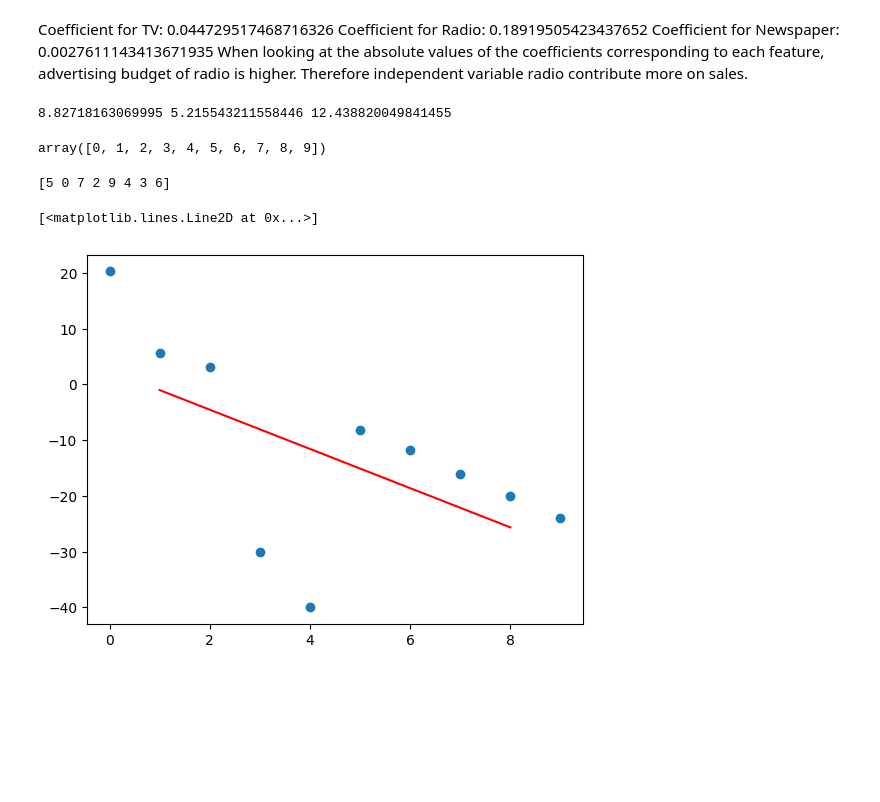
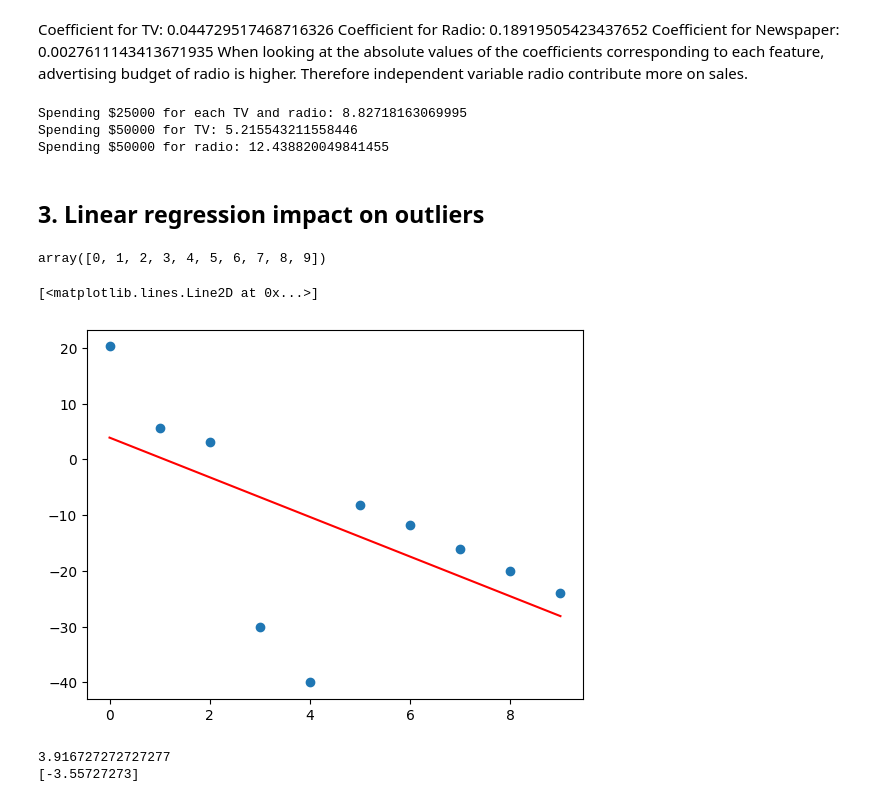
Before and after one commit to KavinduKariyawasam/Linear-models-for-regression, a Jupyter notebook: Assignment_01_.ipynb, the cells around one changed output. Cells and saved outputs as stored; diff of their text form; code cells hidden in the pictures; blank space fills up the shorter version.

```diff
--- a/Assignment_01_.ipynb
+++ b/Assignment_01_.ipynb
@@ -257,9 +282,13 @@ data = pd.DataFrame({
 })
 # %%
 y_pred = model.predict(data)
-print(y_pred[0],y_pred[1],y_pred[2])
-
-#spending $50000 for advertising on radio is better
+print('Spending $25000 for each TV and radio:',y_pred[0])
+print('Spending $50000 for TV:',y_pred[1])
+print('Spending $50000 for radio:',y_pred[2])
 # %% [output]
-8.82718163069995 5.215543211558446 12.438820049841455
+Spending $25000 for each TV and radio: 8.82718163069995
+Spending $50000 for TV: 5.215543211558446
+Spending $50000 for radio: 12.438820049841455
+# %% [markdown]
+## 3. Linear regression impact on outliers
 # %%
@@ -276,28 +298,20 @@ yi = np.array([20.26, 5.61, 3.14, -30.00, -40.00, -8.13, -11.73, -16.08, -19.95,
 xi
 # %% [output]
 array([0, 1, 2, 3, 4, 5, 6, 7, 8, 9])
-# %%
-plt.scatter(xi, yi, label='Data Points')
-x_train, x_test, y_train, y_test = train_test_split(xi,yi, test_size=0.2, random_state = 42)
-print(x_train)
-regressor = LinearRegression()
-regressor.fit(x_train.reshape(-1, 1), y_train)
-y_predicts = regressor.predict(x_test.reshape(-1, 1))
-plt.plot(x_test.reshape(-1, 1), y_predicts, color = 'r')
-# Plot the linear regression line
-#plt.plot(xi, y_pred, color='red', label=f'Linear Regression\ny = {model.coef_[0]:.2f}x + {model.intercept_:.2f}')
-
-# # Add labels and legend
-# plt.xlabel('x')
-# plt.ylabel('y')
-# plt.legend()
-
-# # Show the plot
-# plt.title('Scatter Plot with Linear Regression (Using DataFrame)')
-# plt.grid(True)
-# plt.show()
-# y
-# %% [output]
-[5 0 7 2 9 4 3 6]
-[<matplotlib.lines.Line2D at 0x...>]
-[figure, removed]
+# %%
+# Task 3.2
+plt.scatter(xi, yi, label='Data Points')
+regressor = LinearRegression()
+regressor.fit(xi.reshape(-1, 1), yi)
+y_predicts = regressor.predict(xi.reshape(-1, 1))
+plt.plot(xi.reshape(-1, 1), y_predicts, color = 'r')
+# %% [output]
+[<matplotlib.lines.Line2D at 0x...>]
+[figure, added]
+# %%
+# To check whether previously trained model is same as model2
+print(regressor.intercept_)
+print(regressor.coef_)
+# %% [output]
+3.916727272727277
+[-3.55727273]
```
Also changed, not shown: parts of 18 cells of this notebook, 7 other files.
